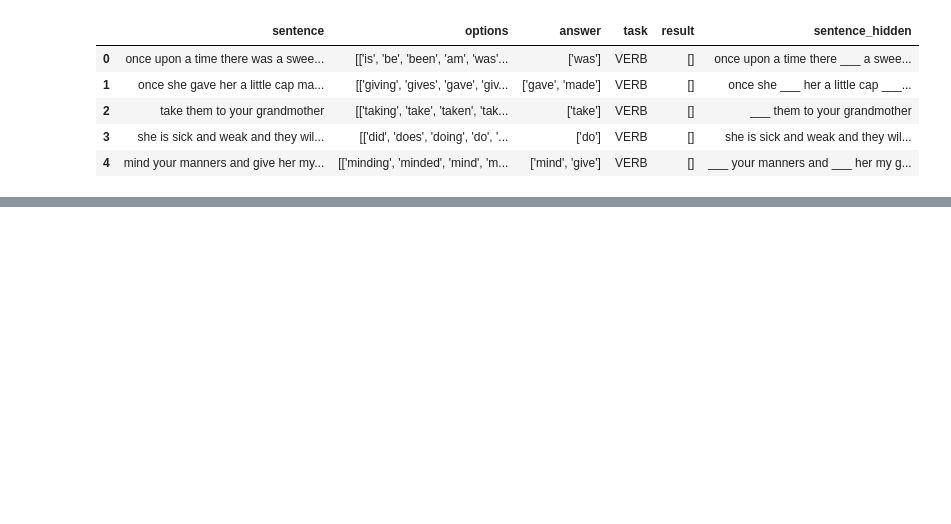
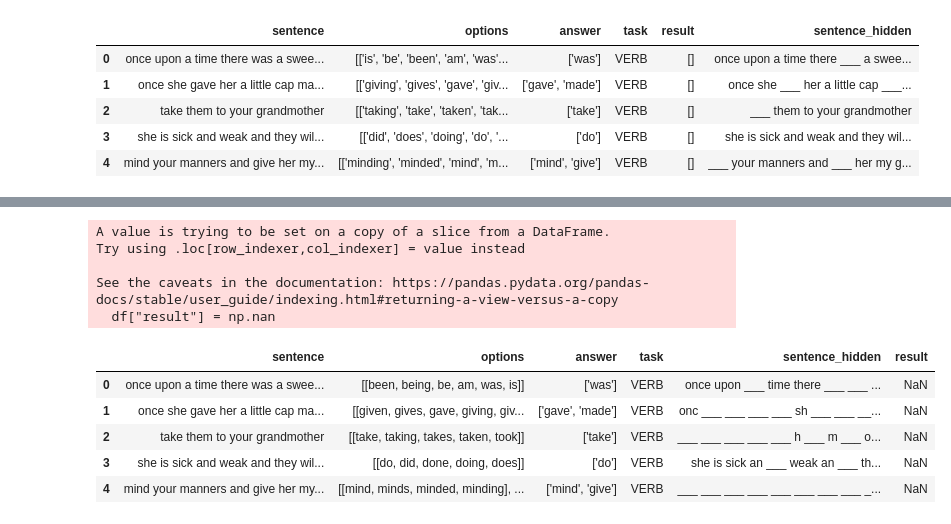
Before and after one commit to Sergey2015/English-learning-App, a Jupyter notebook: 1.ipynb, the cells around one changed output, grey strips where cells are left out. Drawn from its saved outputs; the diff is of its cells as text; code cells hidden in the pictures; blank space fills up the shorter version.

```diff
--- a/1.ipynb
+++ b/1.ipynb
@@ -239 +229,16 @@ pd.read_csv('df_VERB_new.csv').head(5)
+# %%
+df["result"] = np.nan
+df
+# %% [output]
+A value is trying to be set on a copy of a slice from a DataFrame.
+Try using .loc[row_indexer,col_indexer] = value instead
+
+See the caveats in the documentation: https://pandas.pydata.org/pandas-docs/stable/user_guide/indexing.html#returning-a-view-versus-a-copy
+  df["result"] = np.nan
+|  | sentence | options | answer | task | sentence_hidden | result |
+| 0 | once upon a time there was a swee... | [[been, being, be, am, was, is]] | ['was'] | VERB | once upon ___ time there ___ ___ ... | NaN |
+| 1 | once she gave her a little cap ma... | [[given, gives, gave, giving, giv... | ['gave', 'made'] | VERB | onc ___ ___ ___ ___ sh ___ ___ __... | NaN |
+| 2 | take them to your grandmother | [[take, taking, takes, taken, took]] | ['take'] | VERB | ___ ___ ___ ___ ___ h ___ m ___ o... | NaN |
+| 3 | she is sick and weak and they wil... | [[do, did, done, doing, does]] | ['do'] | VERB | she is sick an ___ weak an ___ th... | NaN |
+| 4 | mind your manners and give her my... | [[mind, minds, minded, minding], ... | ['mind', 'give'] | VERB | ___ ___ ___ ___ ___ ___ ___ ___ _... | NaN |
 # %%
```
Also changed, not shown: parts of 12 cells of this notebook, 6 other files.
